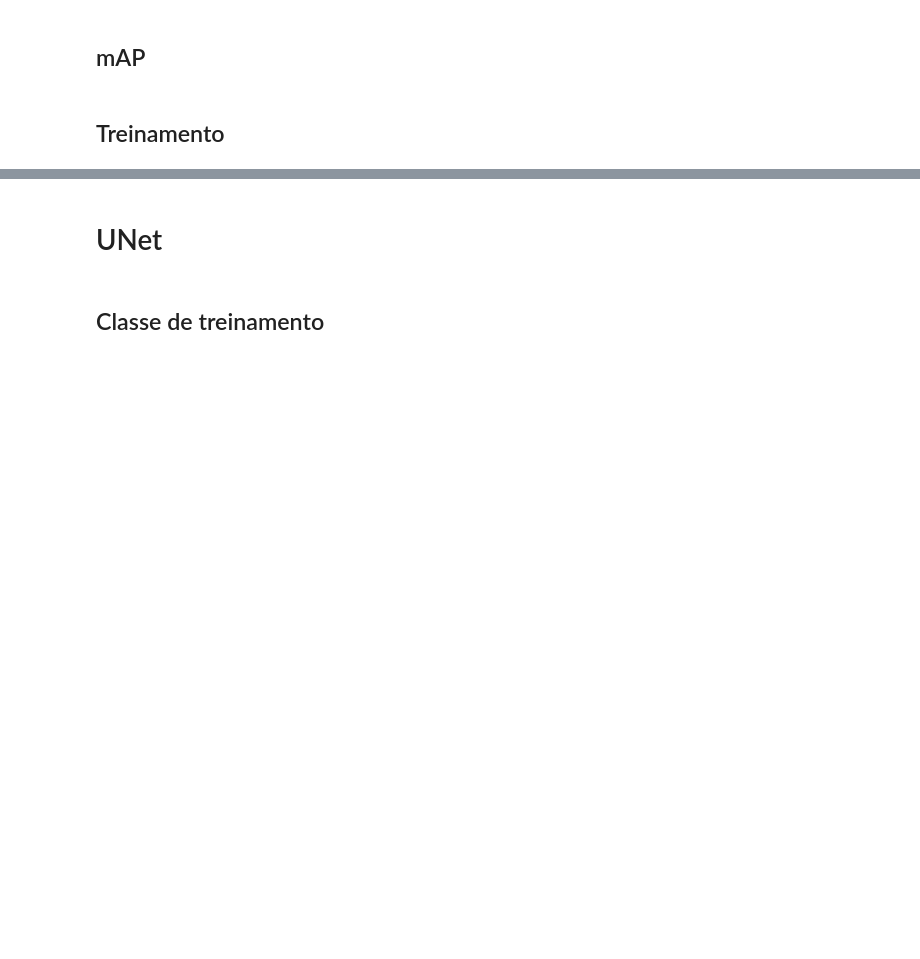
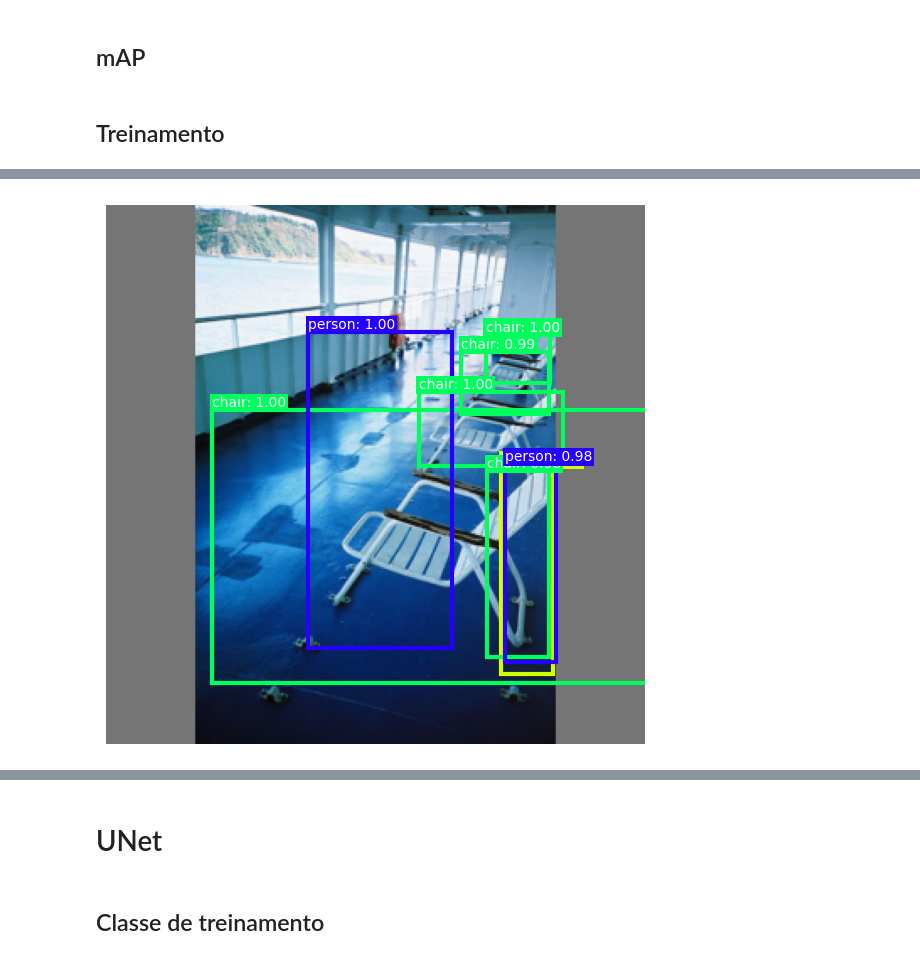
Before and after one commit to pedrotokar/deeplearning-assignments, a Jupyter notebook: Assignment 2/Deep Learning Assignment 2.ipynb, the cells around one changed output, grey strips where cells are left out. Cells and saved outputs as stored; diff of their text form; code cells hidden in the pictures; blank space fills up the shorter version.

```diff
--- a/Assignment 2/Deep Learning Assignment 2.ipynb
+++ b/Assignment 2/Deep Learning Assignment 2.ipynb
@@ -1503,0 +1517,4 @@ plot_yolo_output(yolo, train_data_y, 9, confidence = 0.8, min_IoU = 0.4)
+# %%
+plot_yolo_output(yolo, val_data_y, 3, confidence = 0.8, min_IoU = 0.4)
+# %% [output]
+[figure, added]
```
Also changed, not shown: parts of 12 cells of this notebook.
